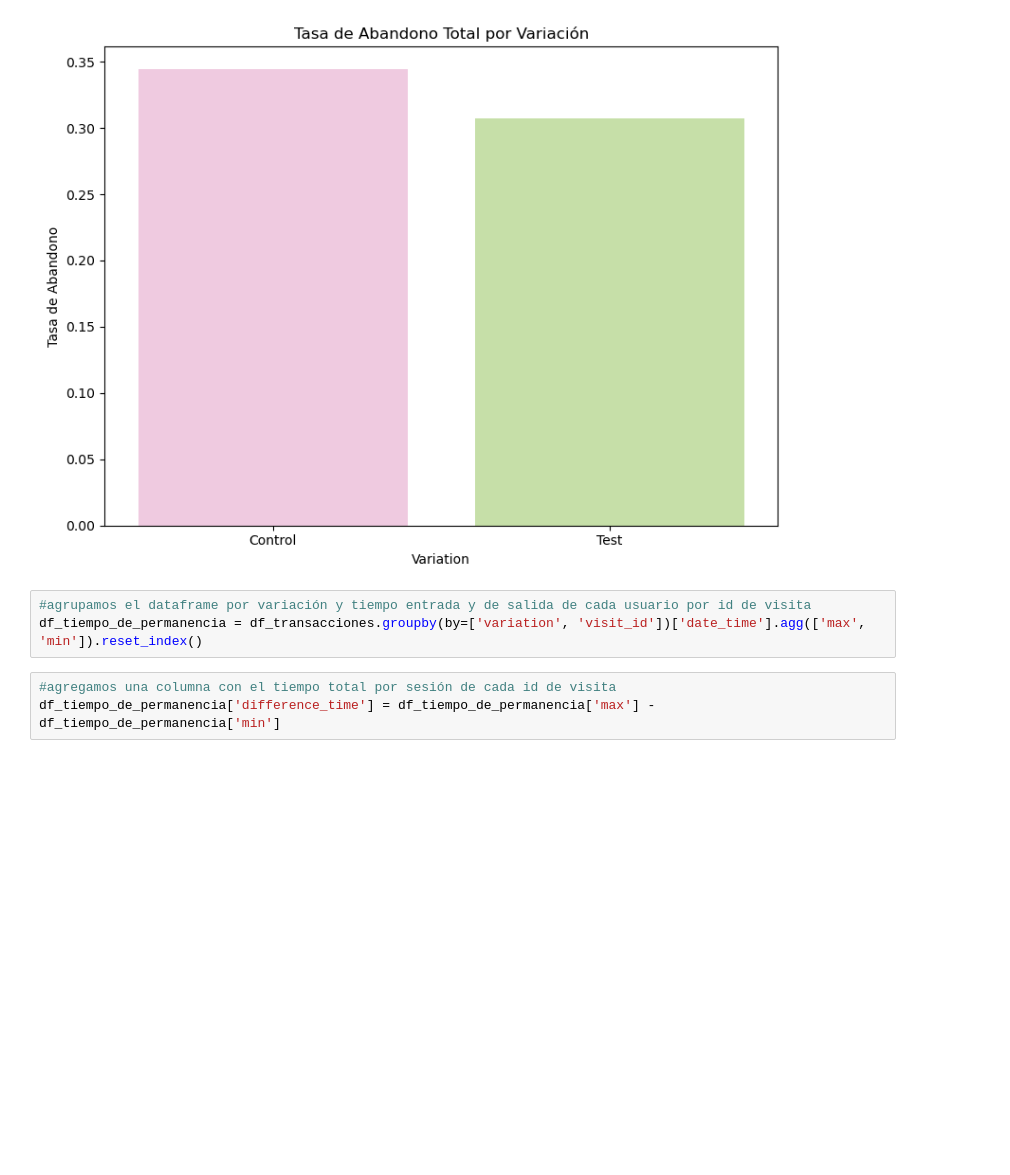
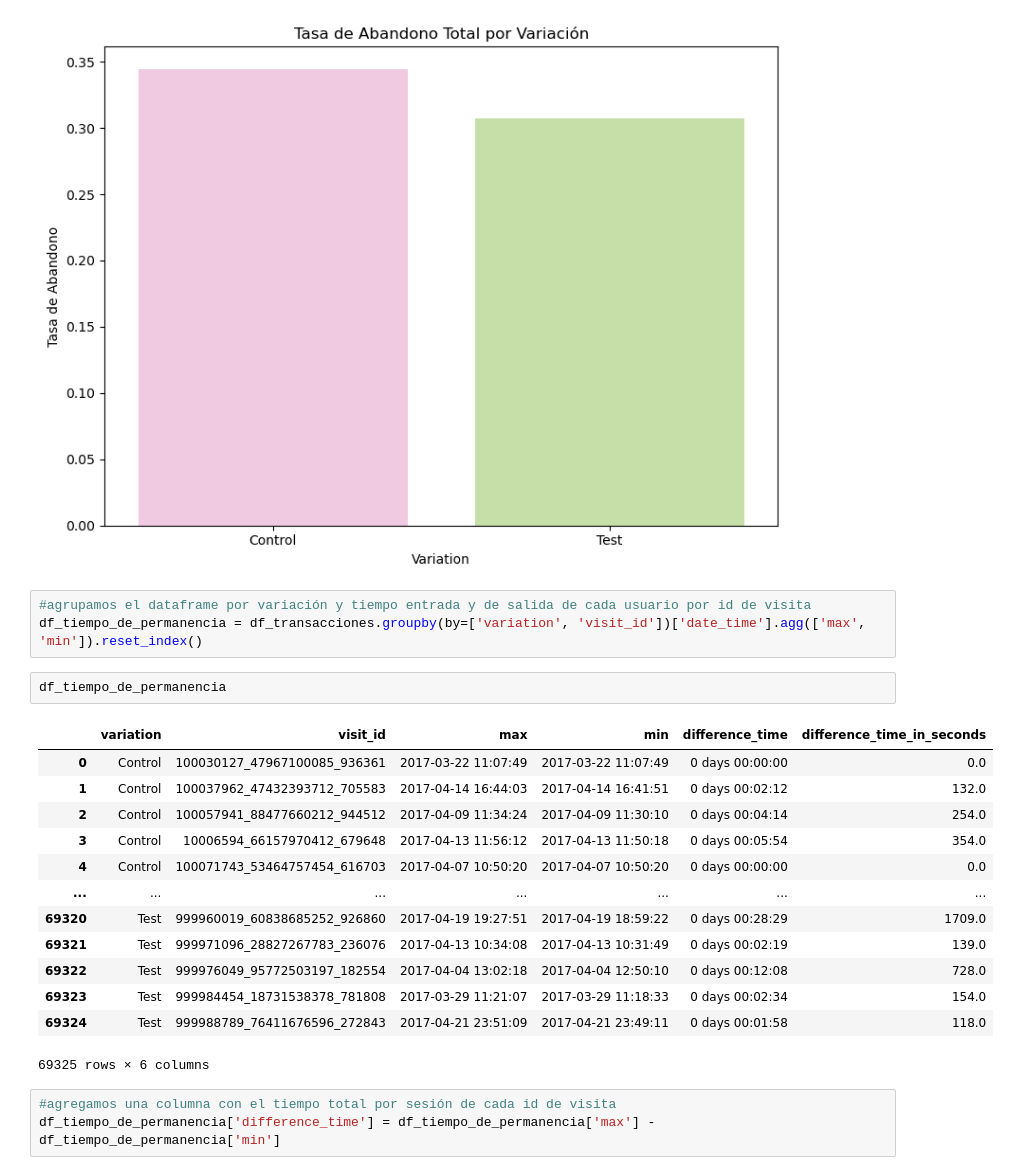
Before and after one commit to alicia-perez-diez/vanguard, a Jupyter notebook: notebooks/main.ipynb, the cells around one changed output. Cells and saved outputs as stored; diff of their text form; blank space fills up the shorter version.

```diff
--- a/notebooks/main.ipynb
+++ b/notebooks/main.ipynb
@@ -910,6 +919,22 @@ plt.show()
 # %%
 #agrupamos el dataframe por variación y tiempo entrada y de salida de cada usuario por id de visita
 df_tiempo_de_permanencia = df_transacciones.groupby(by=['variation', 'visit_id'])['date_time'].agg(['max', 'min']).reset_index()
+# %%
+df_tiempo_de_permanencia
+# %% [output]
+|  | variation | visit_id | max | min | difference_time | difference_time_in_seconds |
+| 0 | Control | 100030127_47967100085_936361 | 2017-03-22 11:07:49 | 2017-03-22 11:07:49 | 0 days 00:00:00 | 0.0 |
+| 1 | Control | 100037962_47432393712_705583 | 2017-04-14 16:44:03 | 2017-04-14 16:41:51 | 0 days 00:02:12 | 132.0 |
+| 2 | Control | 100057941_88477660212_944512 | 2017-04-09 11:34:24 | 2017-04-09 11:30:10 | 0 days 00:04:14 | 254.0 |
+| 3 | Control | 10006594_66157970412_679648 | 2017-04-13 11:56:12 | 2017-04-13 11:50:18 | 0 days 00:05:54 | 354.0 |
+| 4 | Control | 100071743_53464757454_616703 | 2017-04-07 10:50:20 | 2017-04-07 10:50:20 | 0 days 00:00:00 | 0.0 |
+| ... | ... | ... | ... | ... | ... | ... |
+| 69320 | Test | 999960019_60838685252_926860 | 2017-04-19 19:27:51 | 2017-04-19 18:59:22 | 0 days 00:28:29 | 1709.0 |
+| 69321 | Test | 999971096_28827267783_236076 | 2017-04-13 10:34:08 | 2017-04-13 10:31:49 | 0 days 00:02:19 | 139.0 |
+| 69322 | Test | 999976049_95772503197_182554 | 2017-04-04 13:02:18 | 2017-04-04 12:50:10 | 0 days 00:12:08 | 728.0 |
+| 69323 | Test | 999984454_18731538378_781808 | 2017-03-29 11:21:07 | 2017-03-29 11:18:33 | 0 days 00:02:34 | 154.0 |
+| 69324 | Test | 999988789_76411676596_272843 | 2017-04-21 23:51:09 | 2017-04-21 23:49:11 | 0 days 00:01:58 | 118.0 |
+69325 rows × 6 columns
 # %%
 #agregamos una columna con el tiempo total por sesión de cada id de visita
 df_tiempo_de_permanencia['difference_time'] = df_tiempo_de_permanencia['max'] - df_tiempo_de_permanencia['min']
```
Also changed, not shown: parts of 8 cells of this notebook, 2 other files.
